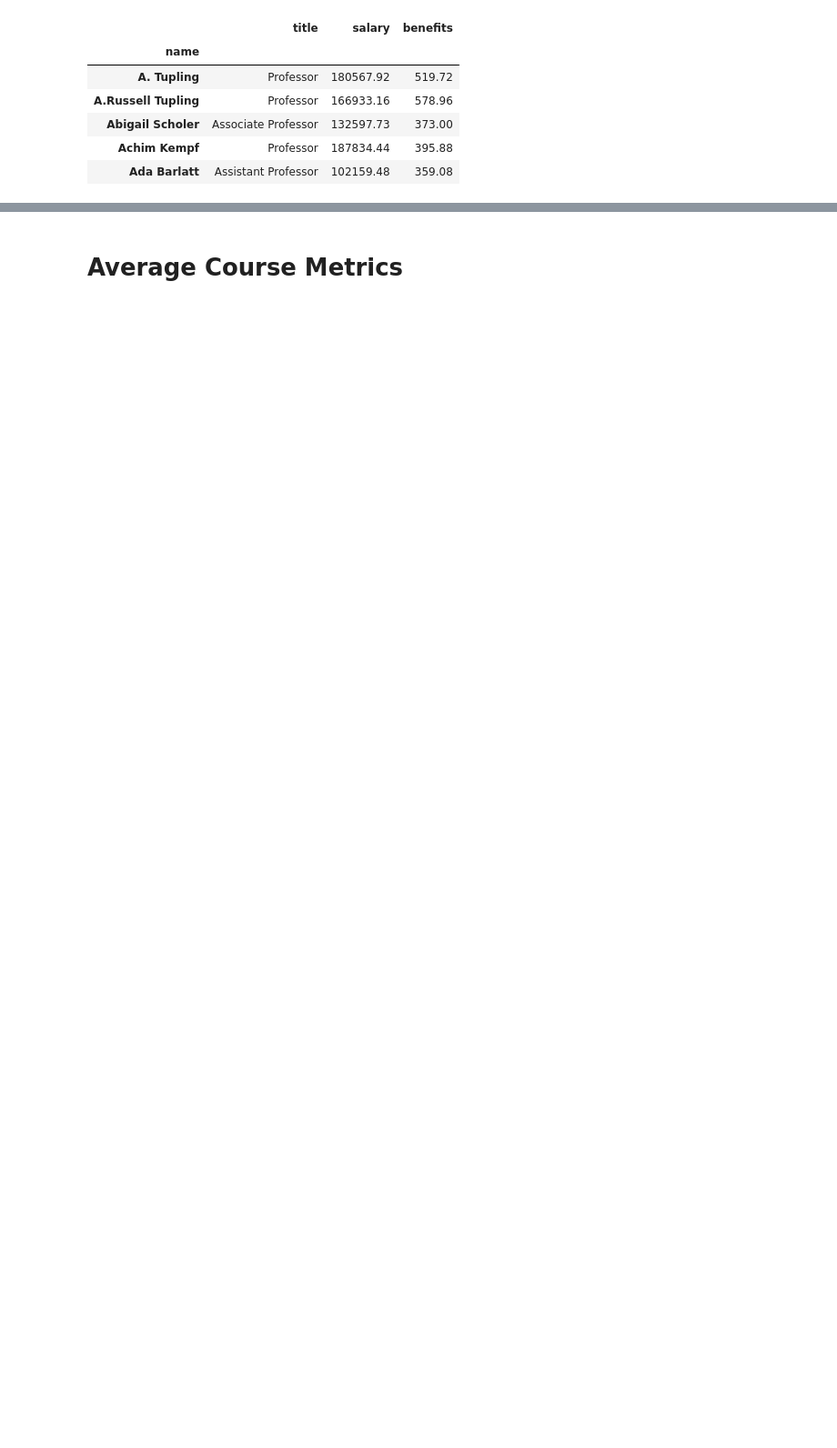
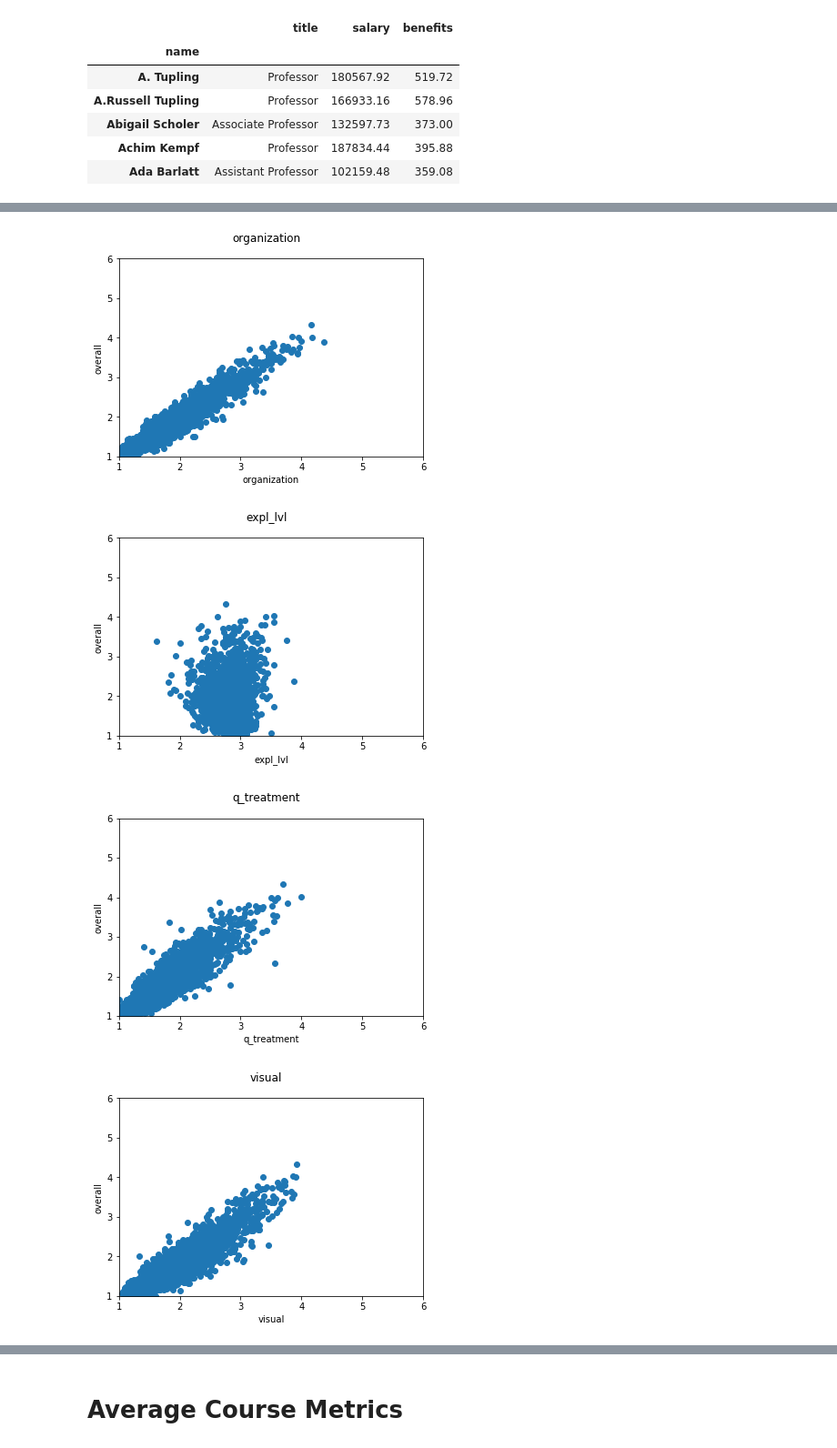
Before and after one commit to Akababa/course_eval, a Jupyter notebook: Cluster.ipynb, the cells around one changed output, grey strips where cells are left out. Shown: that part at 91% size. Saved outputs shown, nothing was run; the diff lists cells and outputs as text; code cells hidden in the pictures; blank space fills up the shorter version.

```diff
--- a/Cluster.ipynb
+++ b/Cluster.ipynb
@@ -45,3 +45,18 @@ df.head()
 | 2 | 1131 | ['ACTSC 372'] | Peter Wood | 1.435644 | 2.623762 | 1.400000 | 1.574257 | 1.386139 | 1.712121 | ... |
 | 3 | 1131 | ['ACTSC 433', 'ACTSC 833'] | Jun Cai | 1.723077 | 2.859375 | 2.262295 | 1.923077 | 2.476923 | 2.352941 | ... |
 | 4 | 1131 | ['ACTSC 446', 'ACTSC 846'] | Ruodo Wang | 2.308411 | 2.557692 | 1.990566 | 2.644860 | 2.679245 | 2.000000 | ... |
+# %%
+for col in df.columns[3:-2]:
+    fig, ax = plt.subplots()
+    ax.scatter(df[col], df['overall'])
+    fig.suptitle(col)
+    plt.xlabel(col)
+    plt.ylabel("overall")
+    # Note: bad for non-survey graphs
+    plt.xlim(1, 6)
+    plt.ylim(1, 6)
+# %% [output]
+[figure, added]
+[figure, added]
+[figure, added]
+[figure, added]
```
Also changed, not shown: parts of 7 cells of this notebook.
